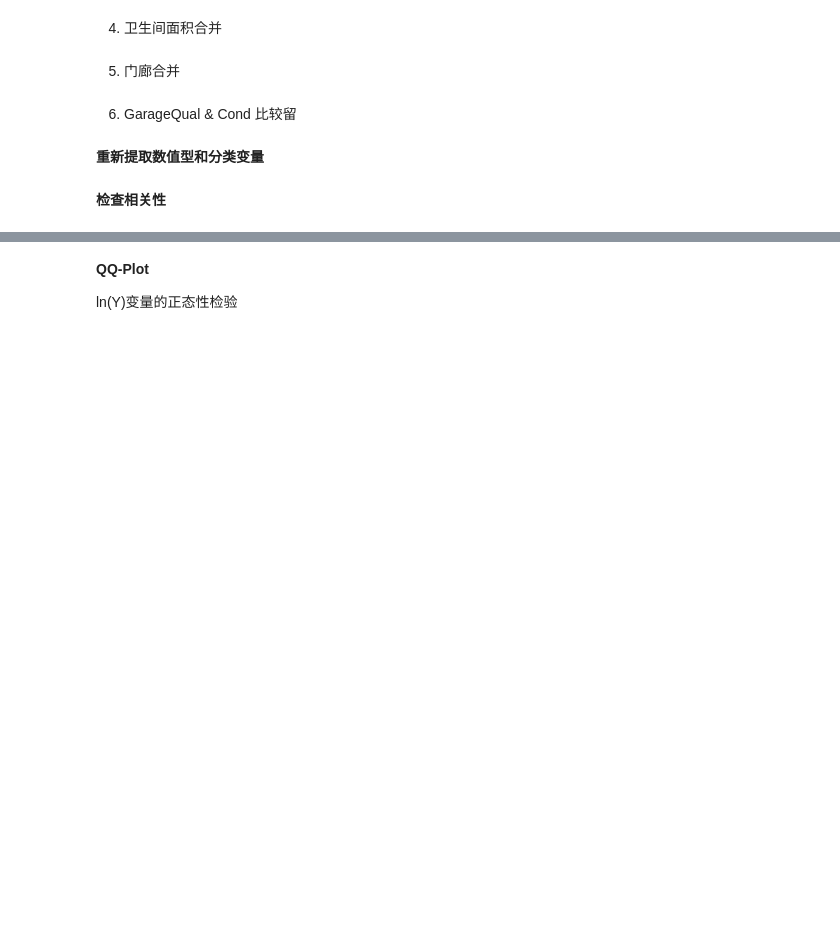
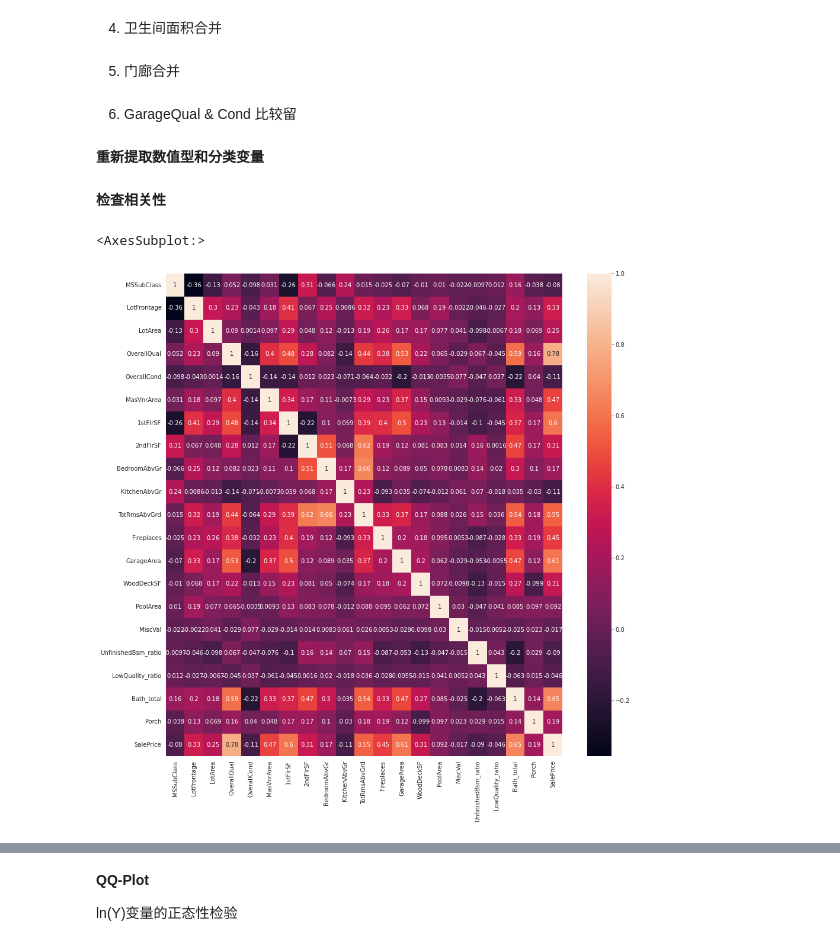
Before and after one commit to eurus-ling/housing_price, a Jupyter notebook: linear-regression-project.ipynb, the cells around one changed output, grey strips where cells are left out. Saved outputs shown, nothing was run; the diff lists cells and outputs as text; code cells hidden in the pictures; blank space fills up the shorter version.

```diff
--- a/linear-regression-project.ipynb
+++ b/linear-regression-project.ipynb
@@ -392,6 +413,12 @@ x_train = train_data.drop('SalePrice',axis = 1)
 y_train = train_data['SalePrice']
 # %% [markdown]
 **检查相关性**
+# %%
+plt.figure(figsize = (15,15))
+sns.heatmap(train_data.loc[:, N].corr(),annot=True)
+# %% [output]
+<AxesSubplot:>
+[figure, added]
 # %%
 plt.figure(figsize = (15,15))
 N = num.copy()
```
Also changed, not shown: parts of 21 cells of this notebook.
